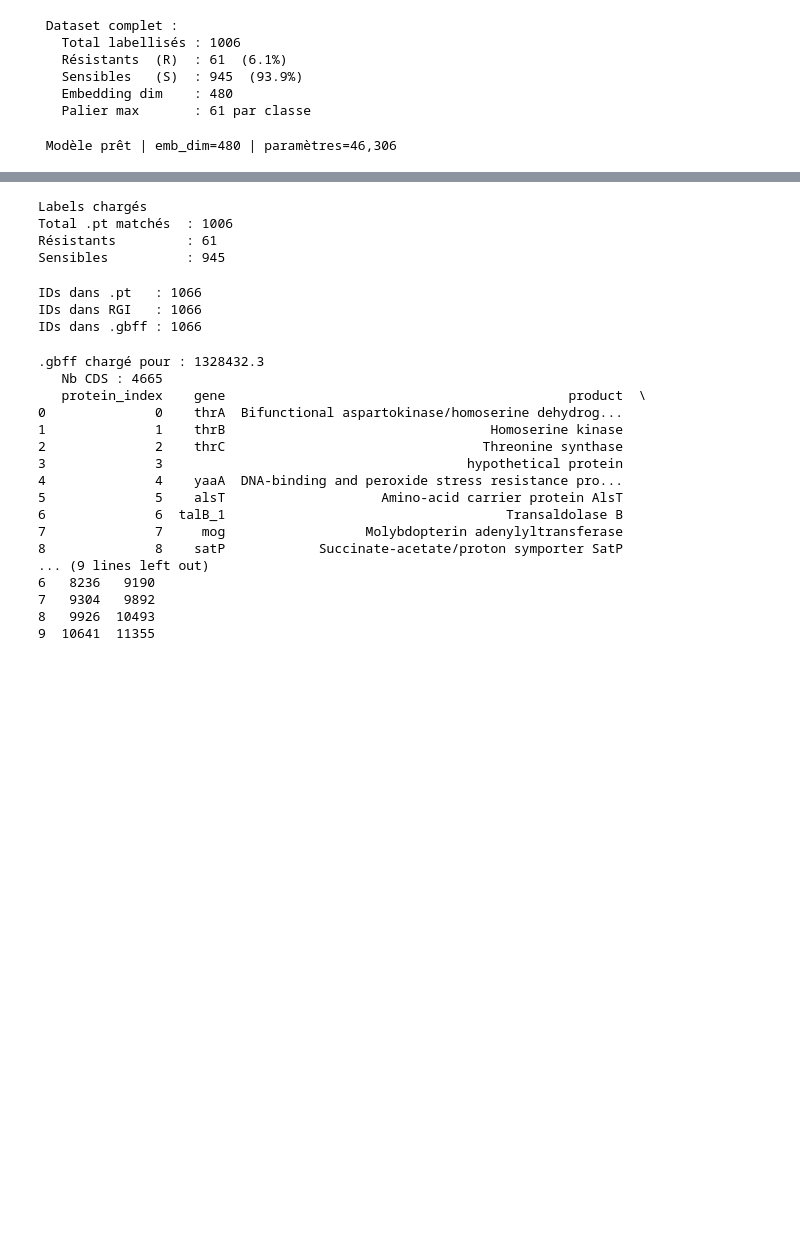
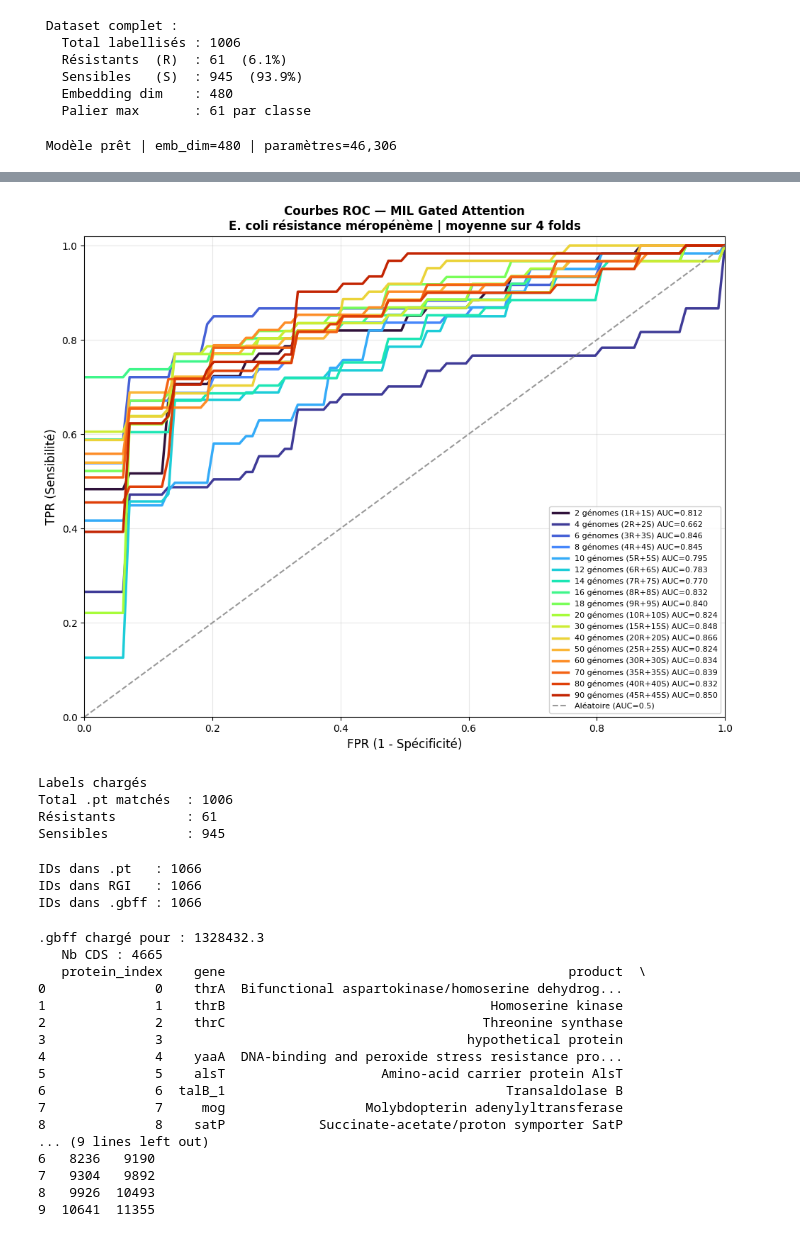
Before and after one commit to labgem/FSL-MIL, a Jupyter notebook: FSL_strategy_incremental_training.ipynb, the cells around one changed output, grey strips where cells are left out. Drawn from its saved outputs; the diff is of its cells as text; code cells hidden in the pictures; blank space fills up the shorter version.

```diff
--- a/FSL_strategy_incremental_training.ipynb
+++ b/FSL_strategy_incremental_training.ipynb
@@ -696,3 +797,66 @@ print("\n" + "=" * 60)
+# %%
+# Courbes ROC : tous paliers sur mm graphe
+fig, ax = plt.subplots(figsize=(10, 8))
+
+# Dégradé de couleurs
+colors     = plt.cm.turbo(np.linspace(0.0, 0.9, len(lc_results)))  # tester (plasma, viridis, coolwarm, RdYlGn,turbo, rainbow)
+linestyles = ["-"] * len(lc_results)
+#linestyles = ["-", "--", "-.", ":", "-", "--", "-.", ":", "-"]
+
+for i, (r, color, ls) in enumerate(zip(lc_results, colors, linestyles)):
+    n_per_class = r["n_per_class"]
+    all_fpr     = np.linspace(0, 1, 100)
+    all_tpr     = []
+
+    for fold_idx in range(N_FOLDS):
+        seed_run = SEED + fold_idx * 100 + n_per_class
+        set_seed(seed_run)
+        te_R = fold_test_R[fold_idx]
+        te_S = np.random.choice(susceptible_idx, size=len(te_R), replace=False)
+        te_files  = [matched[i] for i in np.concatenate([te_R, te_S])]
+        te_ds     = GenomeMILDataset(te_files, id_to_y)
+        te_loader = DataLoader(te_ds, batch_size=4, shuffle=False,
+                               collate_fn=mil_collate)
+        model_roc = GatedAttentionMIL(emb_dim, ATTN_DIM, HIDDEN, DROPOUT).to(device)
+        model_roc.load_state_dict(all_fold_models[n_per_class][fold_idx])
+        model_roc.eval()
+        test_y, test_prob = get_probs(model_roc, te_loader)
+        if len(np.unique(test_y)) > 1:
+            fpr, tpr, _ = roc_curve(test_y, test_prob)
+            tpr_interp  = np.interp(all_fpr, fpr, tpr)
+            all_tpr.append(tpr_interp)
+
+    if all_tpr:
+        mean_tpr = np.mean(all_tpr, axis=0)
+        mean_auc = r["auc_mean"]
+        ax.plot(all_fpr, mean_tpr,
+                linewidth=2.5,
+                linestyle=ls,
+                color=color,
+                label=f"{2*n_per_class} génomes ({n_per_class}R+{n_per_class}S) "
+                      f"AUC={mean_auc:.3f}")
+        # ← fill_between supprimé !
+
+# Diagonale aléatoire
+ax.plot([0, 1], [0, 1], linestyle="--", color="gray",
+        linewidth=1.5, alpha=0.8, label="Aléatoire (AUC=0.5)")
+ax.set_xlabel("FPR (1 - Spécificité)", fontsize=12)
+ax.set_ylabel("TPR (Sensibilité)", fontsize=12)
+ax.set_title(
+    "Courbes ROC — MIL Gated Attention\n"
+    "E. coli résistance méropénème | moyenne sur 4 folds",
+    fontsize=12, fontweight="bold"
+)
+ax.legend(fontsize=8, loc="lower right",
+          framealpha=0.9, ncol=1)
+ax.grid(True, alpha=0.3)
+ax.set_xlim(0, 1)
+ax.set_ylim(0, 1.02)
+plt.tight_layout()
+#plt.savefig("roc_curves_combined.png", dpi=150, bbox_inches="tight")
+plt.show()
+# %% [output]
+[figure, added]
 # %%
 # Fonction load_labels + load_pt
 PT_DIR   = "embeddings_out"
```
Also changed, not shown: parts of 10 cells of this notebook.
